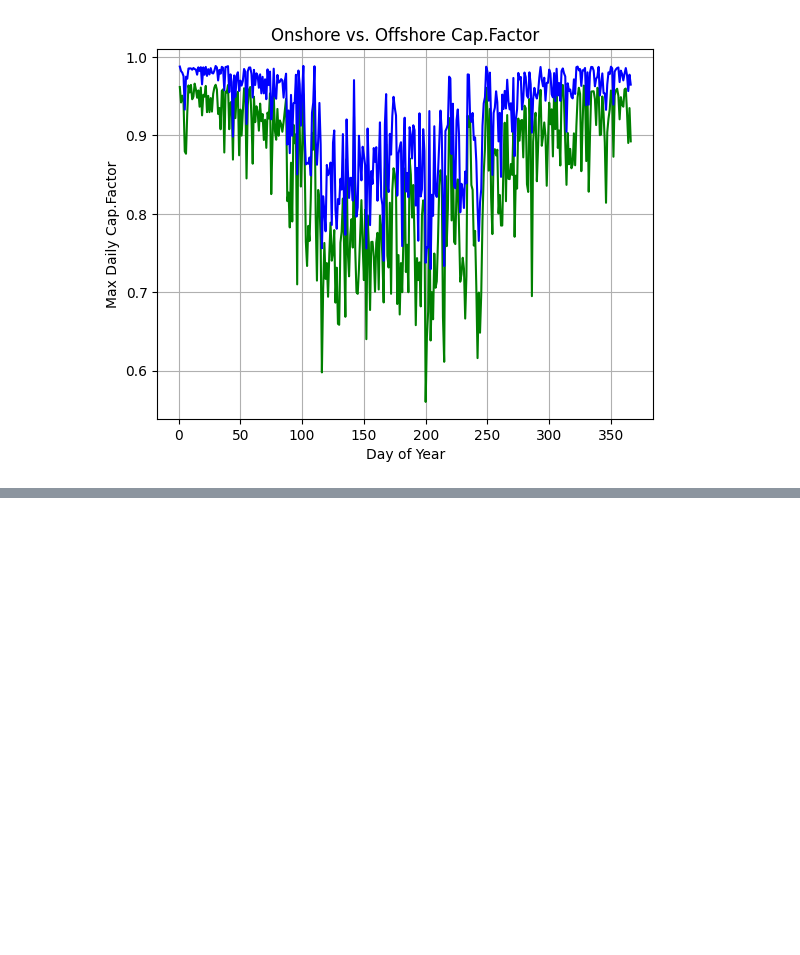
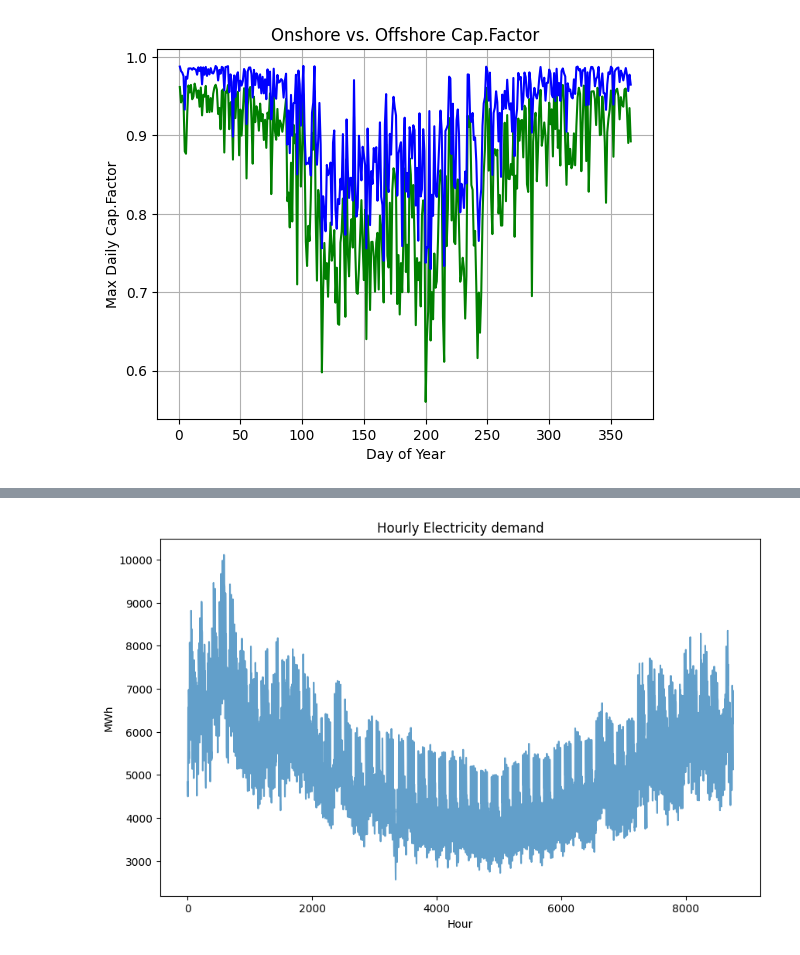
Before and after one commit to StianLindsethgits/EnergySystemsModelling, a Jupyter notebook: stratchbook.ipynb, the cells around one changed output, grey strips where cells are left out. Drawn from its saved outputs; the diff is of its cells as text; code cells hidden in the pictures; blank space fills up the shorter version.

```diff
--- a/stratchbook.ipynb
+++ b/stratchbook.ipynb
@@ -360,0 +366,4 @@ plt.show()
+# %%
+dc_css = pd.read_csv('Code – Kopi\demand_curtailment_ccs.csv')  #these might have to be updated
+gen_css = pd.read_csv('Code – Kopi\generation_ccs.csv')         #^^^^^^
+dc_css.head()
@@ -360,0 +393,13 @@ plt.show()
+# %%
+hour = dc_css[dc_css['Technology']=='demand']['hour']
+demand = dc_css[dc_css['Technology']=='demand']['value']
+curt = dc_css[dc_css['Technology']=='curtailment']['value']
+
+plt.figure(figsize=(10,6))
+plt.plot(hour, demand, alpha=.7)
+plt.title('Hourly Electricity demand')
+plt.xlabel('Hour')
+plt.ylabel('MWh')
+plt.show()
+# %% [output]
+[figure, added]
```
Also changed, not shown: parts of 15 cells of this notebook, 6 other files.
